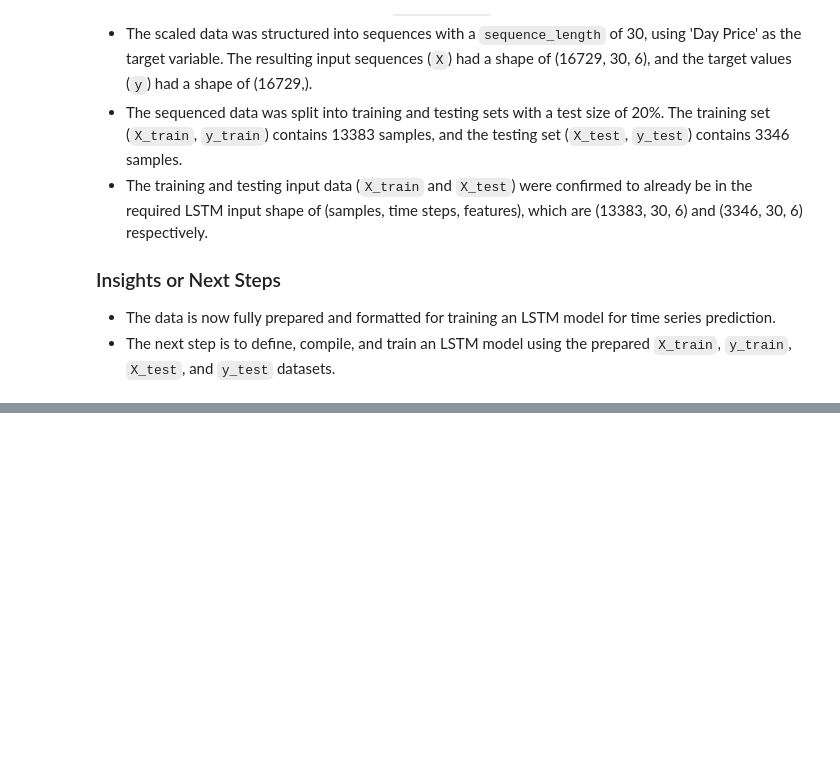
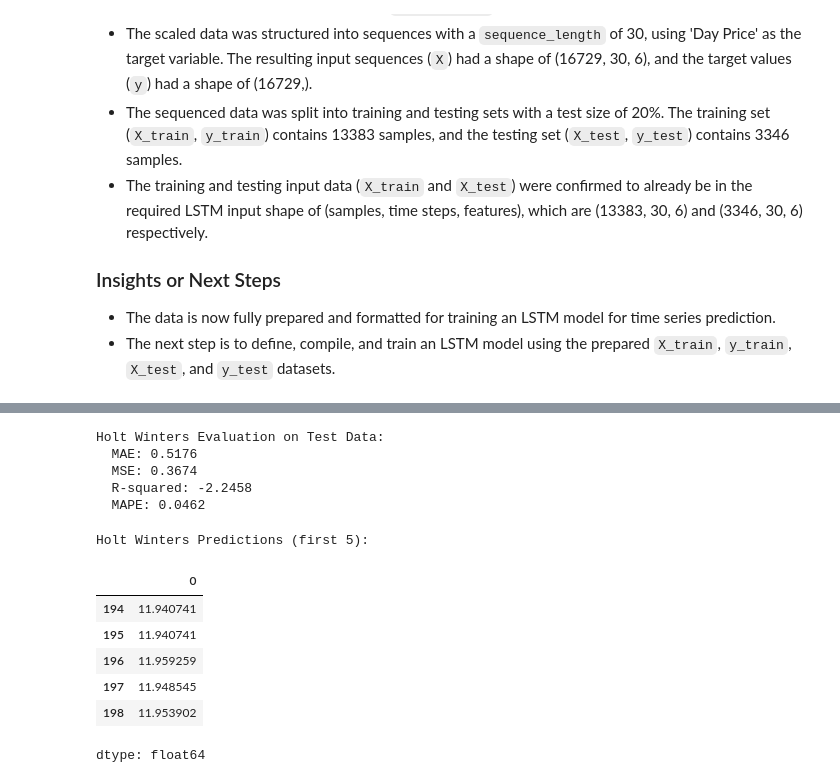
Before and after one commit to reinhardbuyabo/ICS4102, a Jupyter notebook: LSTM_NSE.ipynb, the cells around one changed output, grey strips where cells are left out. Cells and saved outputs as stored; diff of their text form; code cells hidden in the pictures; blank space fills up the shorter version.

```diff
--- a/LSTM_NSE.ipynb
+++ b/LSTM_NSE.ipynb
@@ -922,0 +1167,70 @@ Reshaped shape of X_test: (3346, 30, 6)
+# %%
+from sklearn.metrics import mean_absolute_error, mean_squared_error, r2_score, mean_absolute_percentage_error
+import numpy as np
+
+# Evaluate Holt Winters predictions
+# We need to compare holt_predictions with the actual values in test_data_holt
+
+# Calculate evaluation metrics
+holt_mae = mean_absolute_error(test_data_holt, holt_predictions)
+holt_mse = mean_squared_error(test_data_holt, holt_predictions)
+holt_r2 = r2_score(test_data_holt, holt_predictions)
+
+# Handle potential division by zero in MAPE if test_data_holt contains zero values
+epsilon = 1e-10
+holt_mape = mean_absolute_percentage_error(test_data_holt + epsilon, holt_predictions + epsilon)
+
+# Print the evaluation results
+print(f"Holt Winters Evaluation on Test Data:")
+print(f"  MAE: {holt_mae:.4f}")
+print(f"  MSE: {holt_mse:.4f}")
+print(f"  R-squared: {holt_r2:.4f}")
+print(f"  MAPE: {holt_mape:.4f}")
+# %% [output]
+Holt Winters Evaluation on Test Data:
+  MAE: 0.5176
+  MSE: 0.3674
+  R-squared: -2.2458
+  MAPE: 0.0462
+# %%
+from statsmodels.tsa.holtwinters import ExponentialSmoothing
+
+# Holt Winters requires a pandas Series with a DatetimeIndex
+# We need to reconstruct the original time series for a specific stock for this.
+# Let's use the selected_stock_code ('ABSA') and the original 'Day Price' data.
+
+# Filter data for the selected stock code
+stock_data_holt = df_features[df_features['Code'] == selected_stock_code].copy()
+
+# Set the 'Date' column as the index
+stock_data_holt.set_index('Date', inplace=True)
+
+# Select the 'Day Price' series
+stock_series_holt = stock_data_holt['Day Price'].dropna()
+
+# Split the data into training and testing sets for Holt Winters
+# We'll use a similar split ratio as the LSTM data (80% train, 20% test)
+train_size = int(len(stock_series_holt) * 0.8)
+train_data_holt, test_data_holt = stock_series_holt[0:train_size], stock_series_holt[train_size:]
+
+# Implement and fit the Holt Winters model
+# We'll use additive trend and additive seasonality
+model_holt = ExponentialSmoothing(train_data_holt, seasonal_periods=7, trend='add', seasonal='add') # Assuming daily data with weekly seasonality
+fit_holt = model_holt.fit()
+
+# Make predictions on the test set
+# The start and end parameters are integer indices based on the test_data_holt Series
+holt_predictions = fit_holt.predict(start=len(train_data_holt), end=len(stock_series_holt)-1)
+
+# Display the first few predictions
+print("Holt Winters Predictions (first 5):")
+display(holt_predictions.head())
+# %% [output]
+Holt Winters Predictions (first 5):
+|  | 0 |
+| 194 | 11.940741 |
+| 195 | 11.940741 |
+| 196 | 11.959259 |
+| 197 | 11.948545 |
+| 198 | 11.953902 |
+dtype: float64
```
Also changed, not shown: parts of 16 cells of this notebook.
